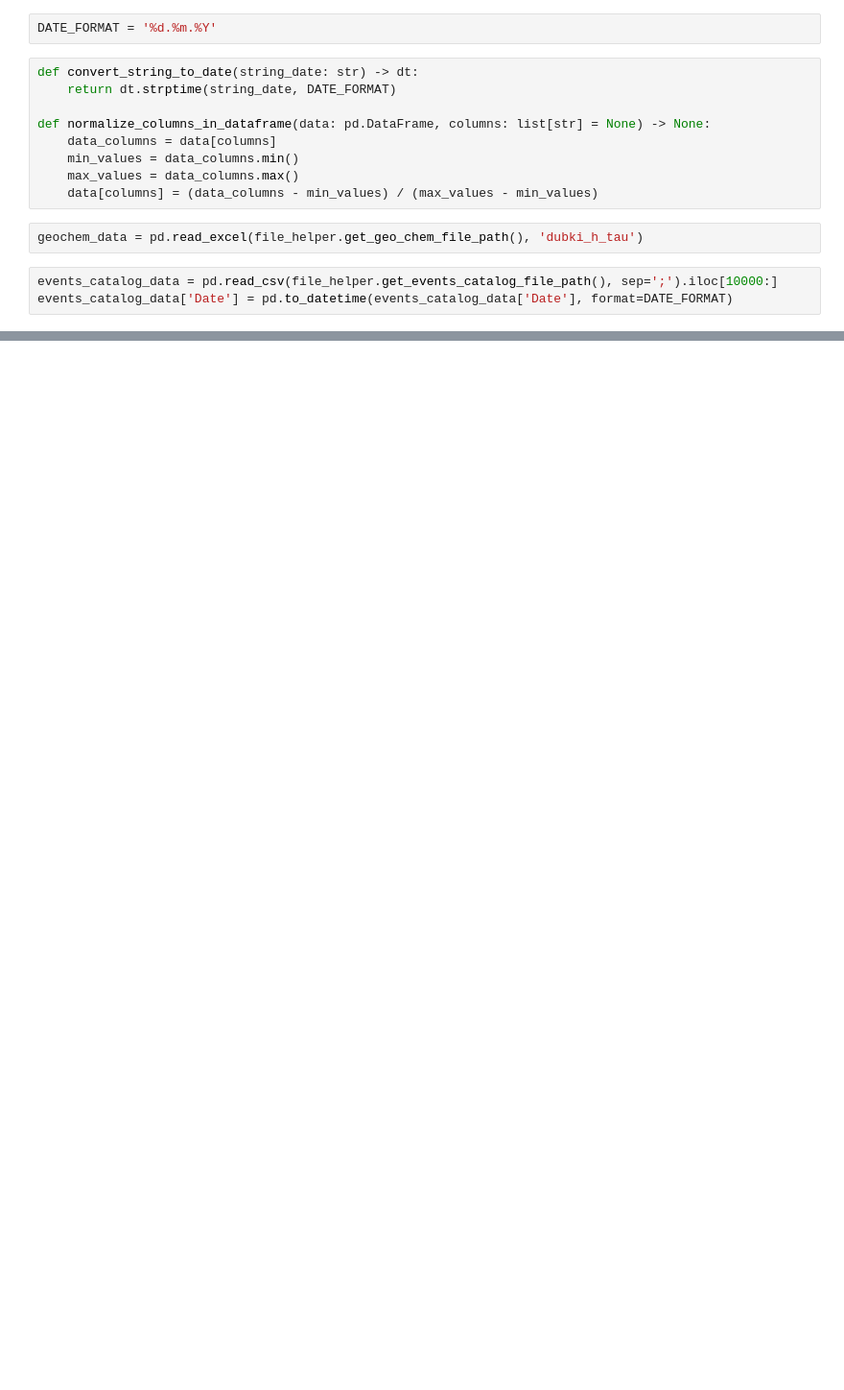
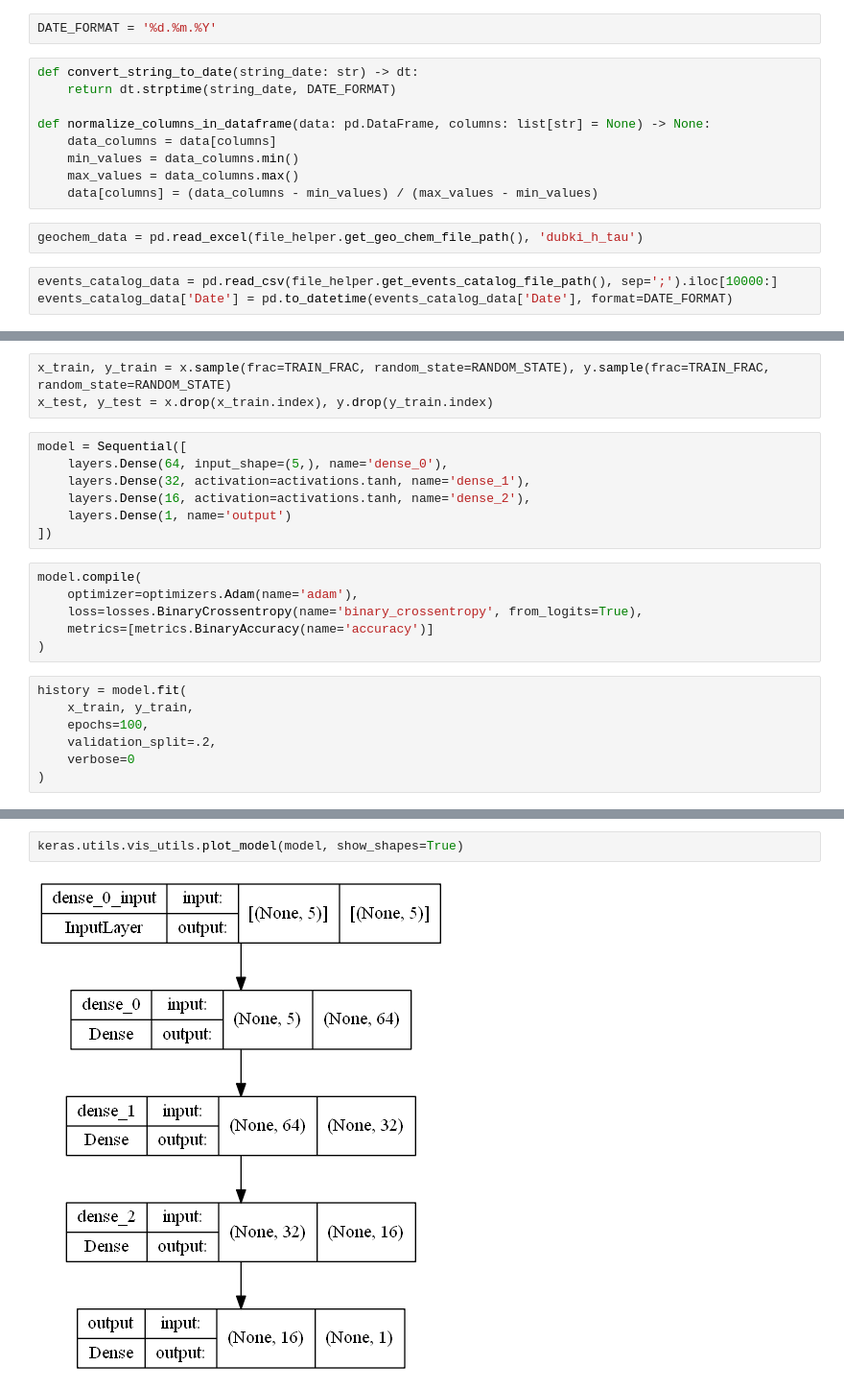
Before and after one commit to SalikhMagomedov/geo, a Jupyter notebook: notebooks/analysis_nn.ipynb, the cells around one changed output, grey strips where cells are left out. Shown at 96% size. Cells and saved outputs as stored; diff of their text form; blank space fills up the shorter version.

Commit message:
basic model created

```diff
--- a/notebooks/analysis_nn.ipynb
+++ b/notebooks/analysis_nn.ipynb
@@ -27,0 +77,23 @@ starting_event_class = 13
+# %%
+x_train, y_train = x.sample(frac=TRAIN_FRAC, random_state=RANDOM_STATE), y.sample(frac=TRAIN_FRAC, random_state=RANDOM_STATE)
+x_test, y_test = x.drop(x_train.index), y.drop(y_train.index)
+# %%
+model = Sequential([
+    layers.Dense(64, input_shape=(5,), name='dense_0'),
+    layers.Dense(32, activation=activations.tanh, name='dense_1'),
+    layers.Dense(16, activation=activations.tanh, name='dense_2'),
+    layers.Dense(1, name='output')
+])
+# %%
+model.compile(
+    optimizer=optimizers.Adam(name='adam'),
+    loss=losses.BinaryCrossentropy(name='binary_crossentropy', from_logits=True),
+    metrics=[metrics.BinaryAccuracy(name='accuracy')]
+)
+# %%
+history = model.fit(
+    x_train, y_train,
+    epochs=100,
+    validation_split=.2,
+    verbose=0
+)
@@ -27,0 +120,4 @@ starting_event_class = 13
+# %%
+keras.utils.vis_utils.plot_model(model, show_shapes=True)
+# %% [output]
+[figure, added]
```
Also changed, not shown: parts of 17 cells of this notebook.
